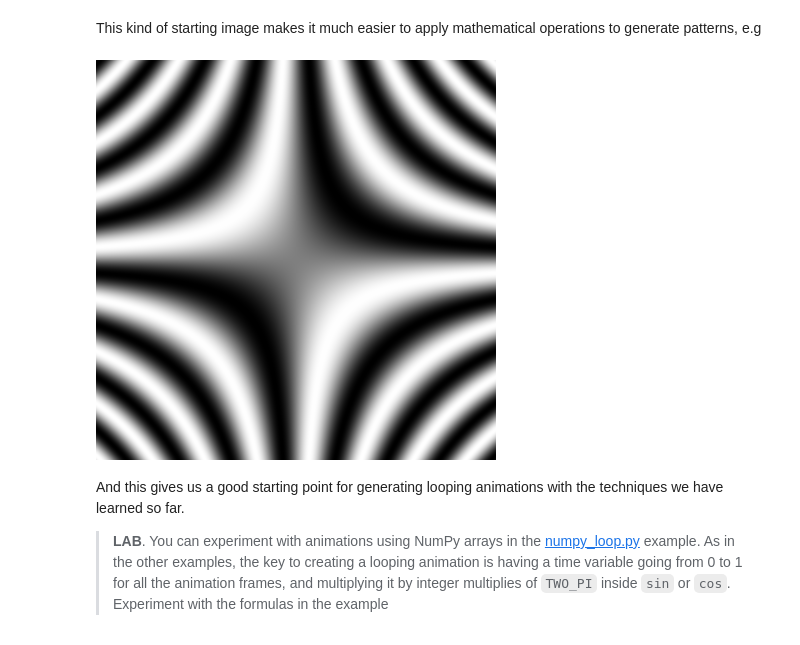
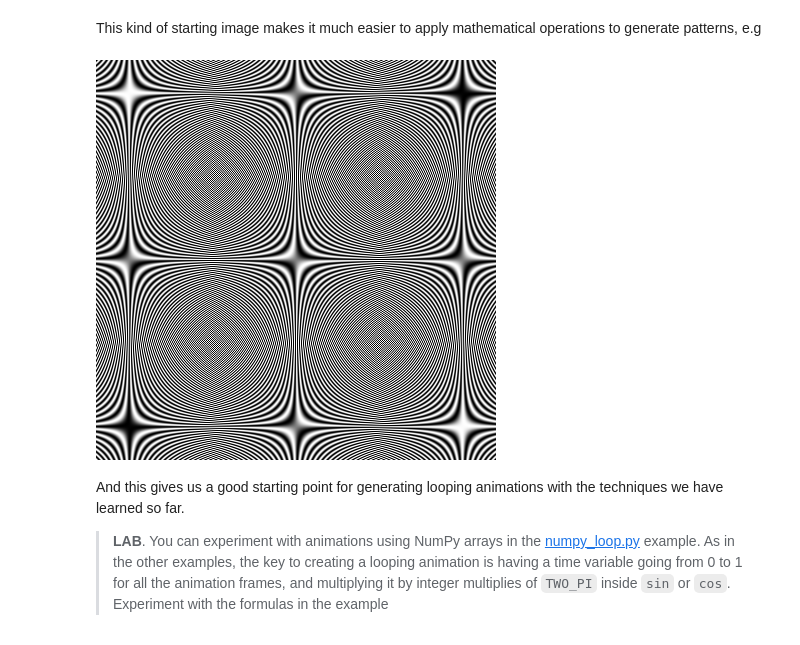
Before and after one commit to colormotor/generative_drawing, a Jupyter notebook: weekly/week8/animation_loops_gui.ipynb, the cells around one changed output. Drawn from its saved outputs; the diff is of its cells as text; code cells hidden in the pictures.

```diff
--- a/weekly/week8/animation_loops_gui.ipynb
+++ b/weekly/week8/animation_loops_gui.ipynb
@@ -419,11 +454,11 @@ This kind of starting image makes it much easier to apply mathematical operation
 # %%
 create_canvas(400, 400)
 x, y = np.meshgrid(np.linspace(-1, 1, width), np.linspace(-1, 1, height))
-v = sin(x*4 * y*6)
+v = sin(x*30 * y*50)
 image(normalize_image(v))
 show()
 # %% [output]
-[figure, old version]
+[figure, new version]
 # %% [markdown]
 And this gives us a good starting point for generating looping animations with the techniques we have learned so far.
 
```
Also changed, not shown: parts of 9 cells of this notebook, 26 other files.
